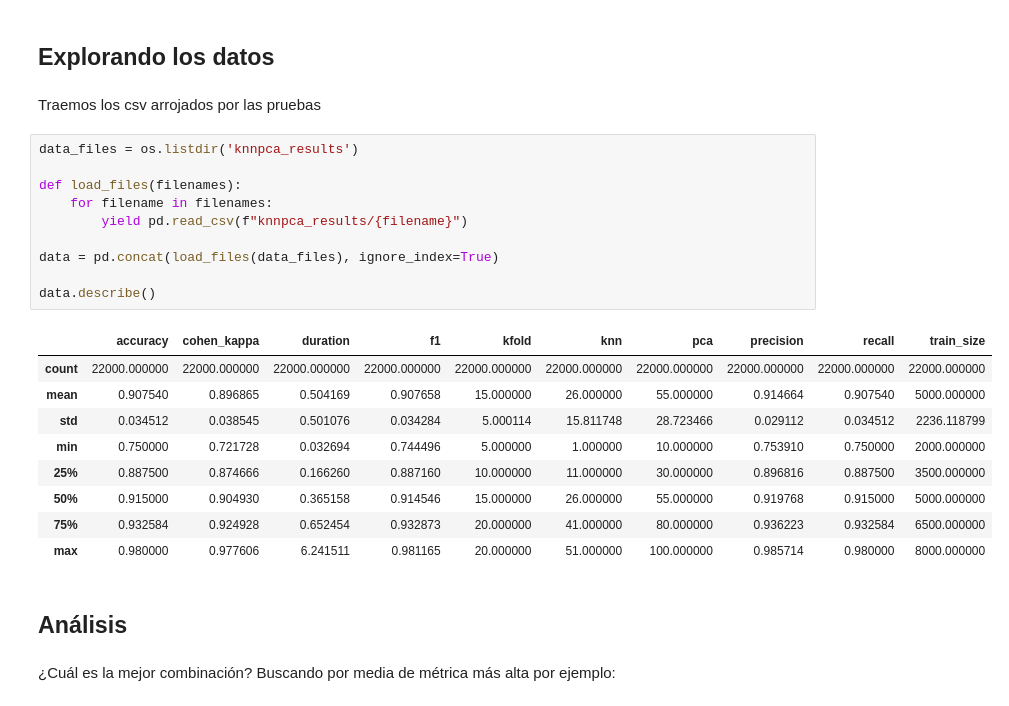
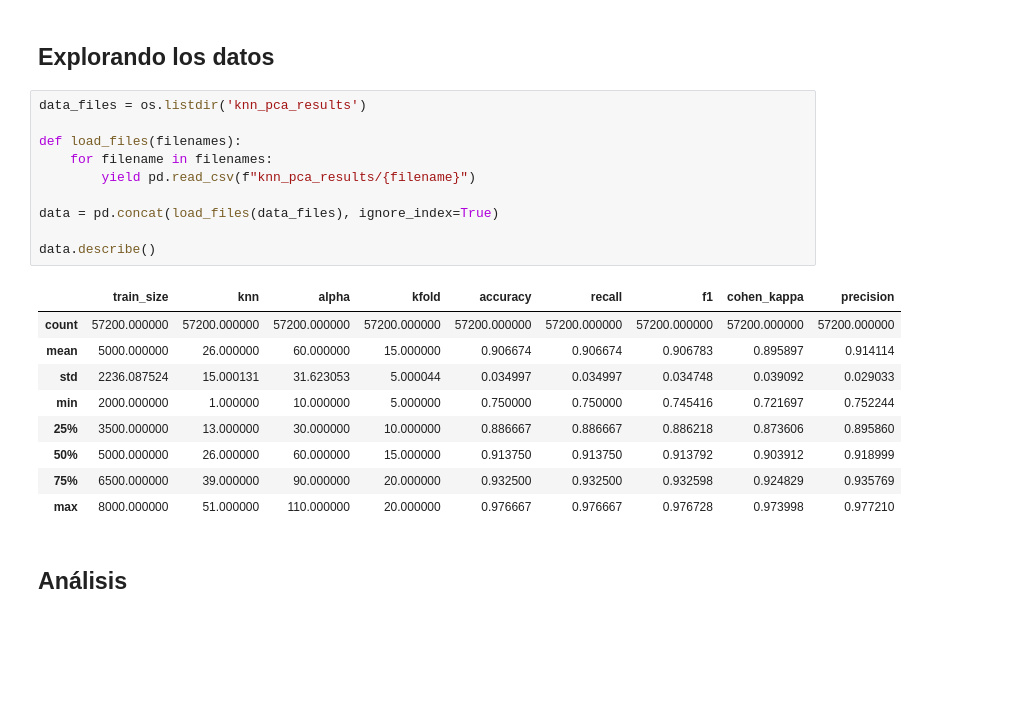
Before and after one commit to fzanollo/metodos-num, a Jupyter notebook: tp2/notebooks/exp_kfold.ipynb, the cells around one changed output. Cells and saved outputs as stored; diff of their text form; blank space fills up the shorter version.

```diff
--- a/tp2/notebooks/exp_kfold.ipynb
+++ b/tp2/notebooks/exp_kfold.ipynb
@@ -39,29 +68,25 @@ Para cada una de estas corridas obtuvimos detalles que exploramos a continuació
 # %% [markdown]
 ## Explorando los datos
-# %% [markdown]
-Traemos los csv arrojados por las pruebas
 # %%
-data_files = os.listdir('knnpca_results')
+data_files = os.listdir('knn_pca_results')
 
 def load_files(filenames):
     for filename in filenames:
-        yield pd.read_csv(f"knnpca_results/{filename}")
+        yield pd.read_csv(f"knn_pca_results/{filename}")
 
 data = pd.concat(load_files(data_files), ignore_index=True)
 
 data.describe()
 # %% [output]
-|  | accuracy | cohen_kappa | duration | f1 | kfold | knn | pca | precision | recall | train_size |
-| count | 22000.000000 | 22000.000000 | 22000.000000 | 22000.000000 | 22000.000000 | 22000.000000 | 22000.000000 | 22000.000000 | 22000.000000 | 22000.000000 |
-| mean | 0.907540 | 0.896865 | 0.504169 | 0.907658 | 15.000000 | 26.000000 | 55.000000 | 0.914664 | 0.907540 | 5000.000000 |
-| std | 0.034512 | 0.038545 | 0.501076 | 0.034284 | 5.000114 | 15.811748 | 28.723466 | 0.029112 | 0.034512 | 2236.118799 |
-| min | 0.750000 | 0.721728 | 0.032694 | 0.744496 | 5.000000 | 1.000000 | 10.000000 | 0.753910 | 0.750000 | 2000.000000 |
-| 25% | 0.887500 | 0.874666 | 0.166260 | 0.887160 | 10.000000 | 11.000000 | 30.000000 | 0.896816 | 0.887500 | 3500.000000 |
-| 50% | 0.915000 | 0.904930 | 0.365158 | 0.914546 | 15.000000 | 26.000000 | 55.000000 | 0.919768 | 0.915000 | 5000.000000 |
-| 75% | 0.932584 | 0.924928 | 0.652454 | 0.932873 | 20.000000 | 41.000000 | 80.000000 | 0.936223 | 0.932584 | 6500.000000 |
-| max | 0.980000 | 0.977606 | 6.241511 | 0.981165 | 20.000000 | 51.000000 | 100.000000 | 0.985714 | 0.980000 | 8000.000000 |
+|  | train_size | knn | alpha | kfold | accuracy | recall | f1 | cohen_kappa | precision |
+| count | 57200.000000 | 57200.000000 | 57200.000000 | 57200.000000 | 57200.000000 | 57200.000000 | 57200.000000 | 57200.000000 | 57200.000000 |
+| mean | 5000.000000 | 26.000000 | 60.000000 | 15.000000 | 0.906674 | 0.906674 | 0.906783 | 0.895897 | 0.914114 |
+| std | 2236.087524 | 15.000131 | 31.623053 | 5.000044 | 0.034997 | 0.034997 | 0.034748 | 0.039092 | 0.029033 |
+| min | 2000.000000 | 1.000000 | 10.000000 | 5.000000 | 0.750000 | 0.750000 | 0.745416 | 0.721697 | 0.752244 |
+| 25% | 3500.000000 | 13.000000 | 30.000000 | 10.000000 | 0.886667 | 0.886667 | 0.886218 | 0.873606 | 0.895860 |
+| 50% | 5000.000000 | 26.000000 | 60.000000 | 15.000000 | 0.913750 | 0.913750 | 0.913792 | 0.903912 | 0.918999 |
+| 75% | 6500.000000 | 39.000000 | 90.000000 | 20.000000 | 0.932500 | 0.932500 | 0.932598 | 0.924829 | 0.935769 |
+| max | 8000.000000 | 51.000000 | 110.000000 | 20.000000 | 0.976667 | 0.976667 | 0.976728 | 0.973998 | 0.977210 |
 # %% [markdown]
 ## Análisis
-# %% [markdown]
-¿Cuál es la mejor combinación? Buscando por media de métrica más alta por ejemplo:
 # %%
```
Also changed, not shown: parts of 21 cells of this notebook, 6 other files.
